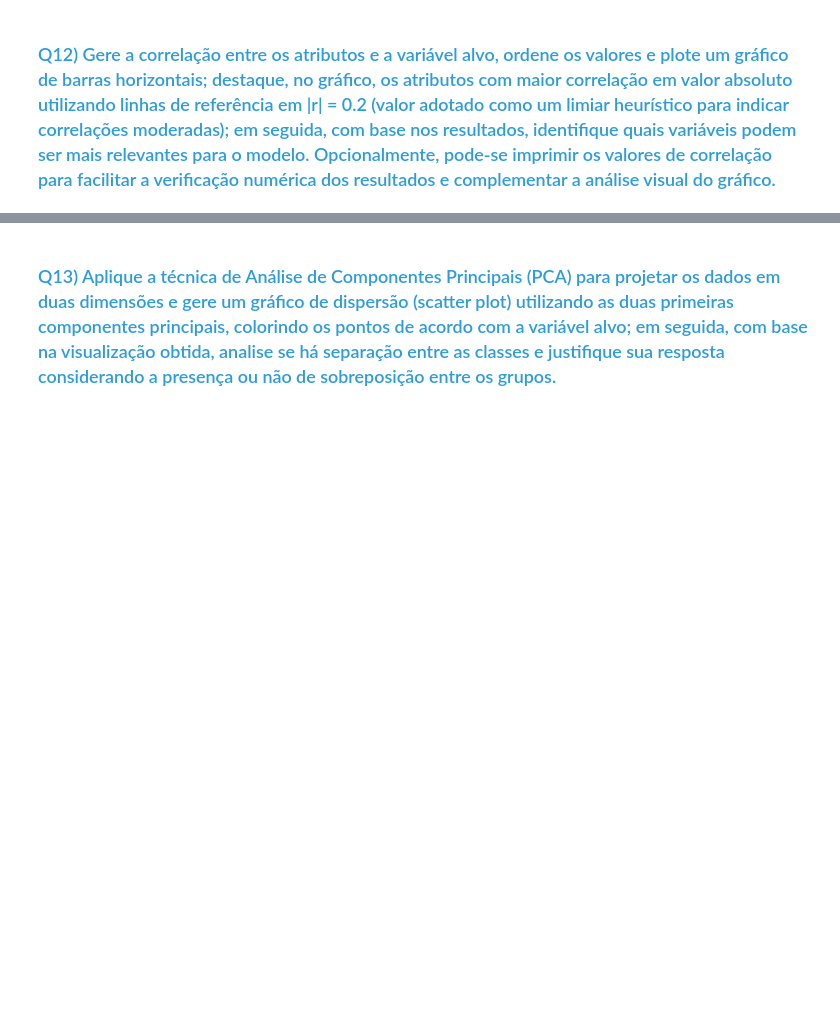
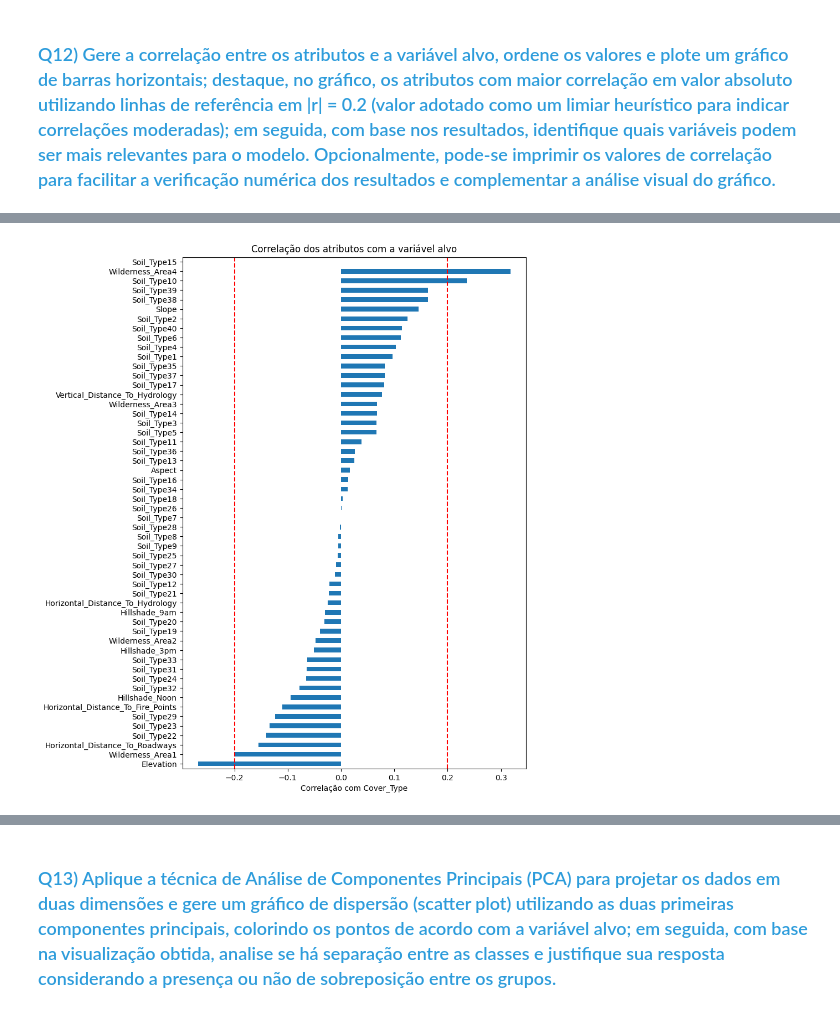
Before and after one commit to MatheusAndrade23/E08-L2-Project, a Jupyter notebook: lab/C24_2026_1_LL_Atividade_06_MMMM.ipynb, the cells around one changed output, grey strips where cells are left out. Drawn from its saved outputs; the diff is of its cells as text; code cells hidden in the pictures; blank space fills up the shorter version.

```diff
--- a/lab/C24_2026_1_LL_Atividade_06_MMMM.ipynb
+++ b/lab/C24_2026_1_LL_Atividade_06_MMMM.ipynb
@@ -456,2 +485,5 @@ TARGET_COLUMN = None # preencher
 # %% [markdown]
 ### <font color='#2D9CDB'>Q12) Gere a correlação entre os atributos e a variável alvo, ordene os valores e plote um gráfico de barras horizontais; destaque, no gráfico, os atributos com maior correlação em valor absoluto utilizando linhas de referência em |r| = 0.2 (valor adotado como um limiar heurístico para indicar correlações moderadas); em seguida, com base nos resultados, identifique quais variáveis podem ser mais relevantes para o modelo. Opcionalmente, pode-se imprimir os valores de correlação para facilitar a verificação numérica dos resultados e complementar a análise visual do gráfico.</font>
+# %%
+correlacoes = df.corr()[TARGET_COLUMN].drop(TARGET_COLUMN).sort_values()
+print(correlacoes)
@@ -457,0 +508,10 @@ TARGET_COLUMN = None # preencher
+# %%
+plt.figure(figsize=(8,12))
+correlacoes.plot(kind='barh')
+plt.axvline(x=0.2, color='red', linestyle='--')
+plt.axvline(x=-0.2, color='red', linestyle='--')
+plt.xlabel('Correlação com Cover_Type')
+plt.title('Correlação dos atributos com a variável alvo')
+plt.show()
+# %% [output]
+[figure, added]
```
Also changed, not shown: parts of 24 cells of this notebook.
